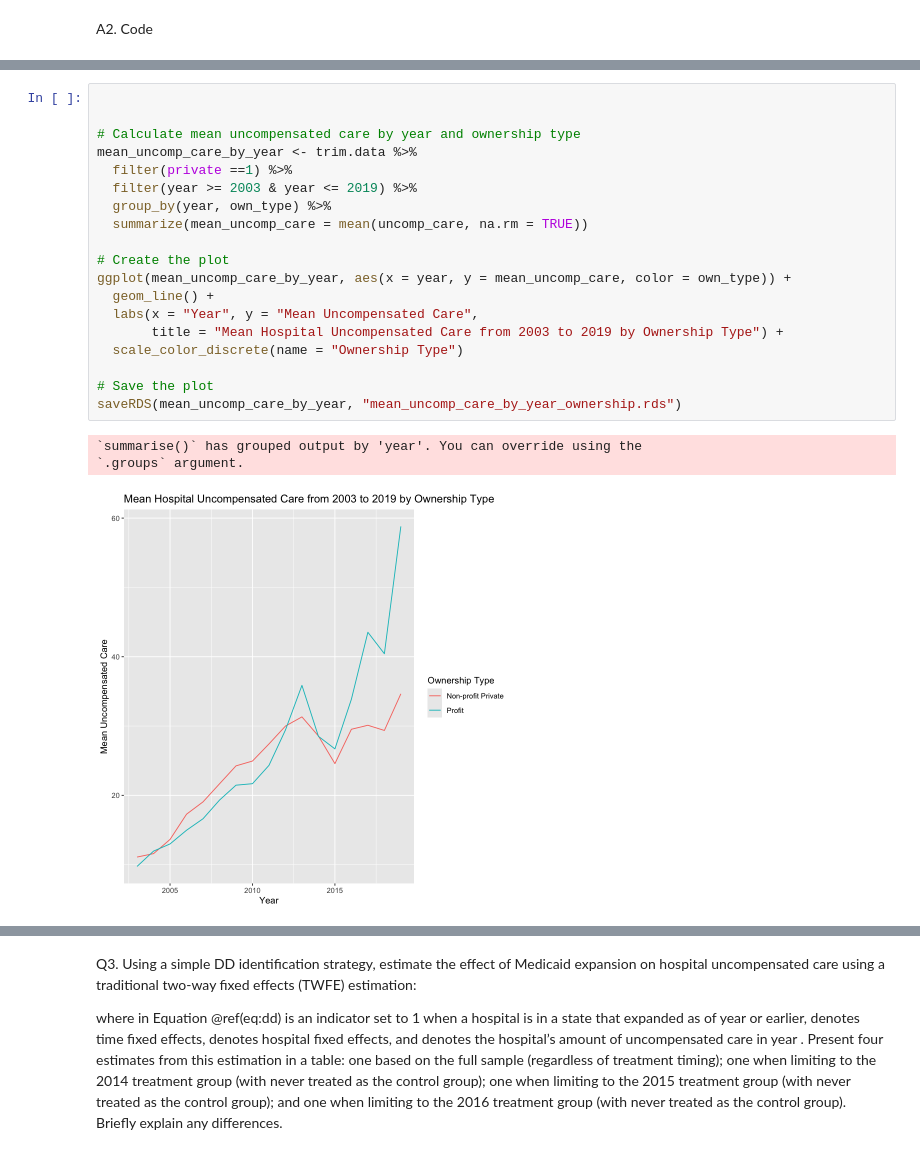
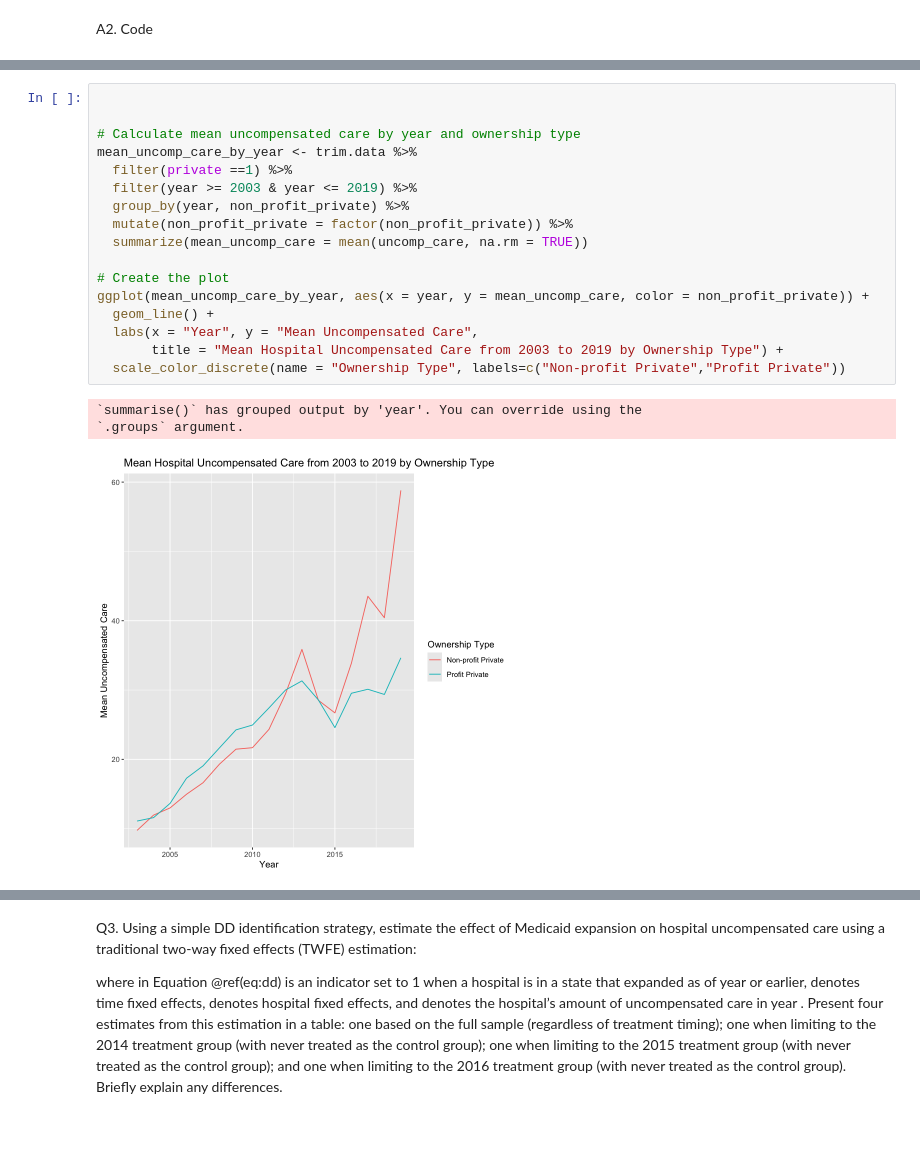
Before and after one commit to emersonhamer/EC-771-Empirical, a Jupyter notebook: analysis/HE-Empirical_qs.ipynb, the cells around one changed output, grey strips where cells are left out. Saved outputs shown, nothing was run; the diff lists cells and outputs as text.

```diff
--- a/analysis/HE-Empirical_qs.ipynb
+++ b/analysis/HE-Empirical_qs.ipynb
@@ -194,26 +187,24 @@ saveRDS(mean_uncomp_care_by_year, "mean_uncomp_care_by_year.rds")
 # %%
 
 
 # Calculate mean uncompensated care by year and ownership type
 mean_uncomp_care_by_year <- trim.data %>%
   filter(private ==1) %>%
   filter(year >= 2003 & year <= 2019) %>%
-  group_by(year, own_type) %>%
+  group_by(year, non_profit_private) %>%
+  mutate(non_profit_private = factor(non_profit_private)) %>%
   summarize(mean_uncomp_care = mean(uncomp_care, na.rm = TRUE))
 
 # Create the plot
-ggplot(mean_uncomp_care_by_year, aes(x = year, y = mean_uncomp_care, color = own_type)) +
+ggplot(mean_uncomp_care_by_year, aes(x = year, y = mean_uncomp_care, color = non_profit_private)) +
   geom_line() +
   labs(x = "Year", y = "Mean Uncompensated Care",
        title = "Mean Hospital Uncompensated Care from 2003 to 2019 by Ownership Type") +
-  scale_color_discrete(name = "Ownership Type")
-
-# Save the plot
-saveRDS(mean_uncomp_care_by_year, "mean_uncomp_care_by_year_ownership.rds")
+  scale_color_discrete(name = "Ownership Type", labels=c("Non-profit Private","Profit Private"))
 # %% [output]
 `summarise()` has grouped output by 'year'. You can override using the
 `.groups` argument.
-[figure, old version]
+[figure, new version]
 # %%
 remotes::install_github ("asheshrambachan/HonestDiD", force = TRUE)
 install.packages("devtools")
```
Also changed, not shown: parts of 17 cells of this notebook, 2 other files.
